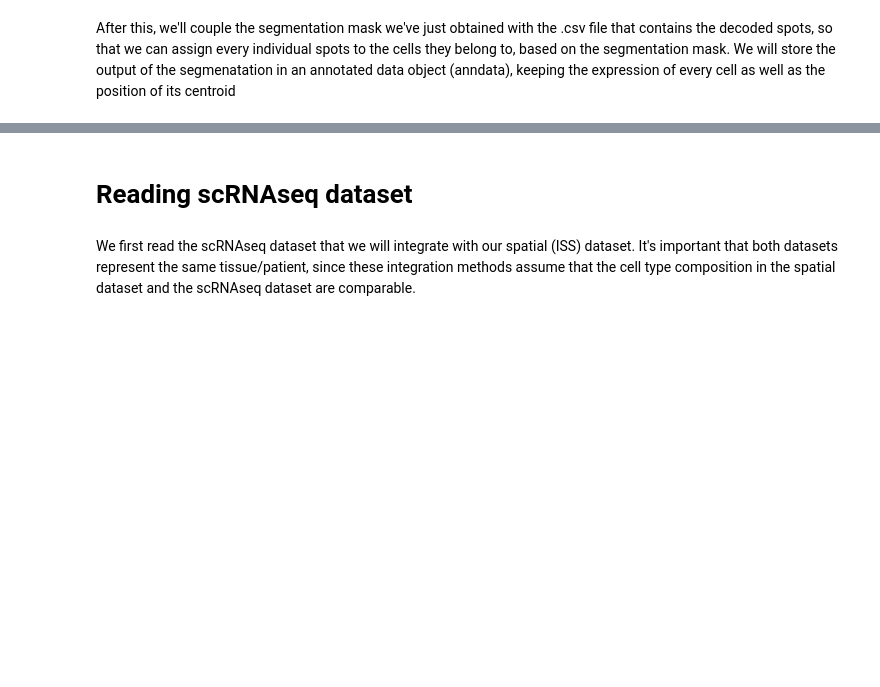
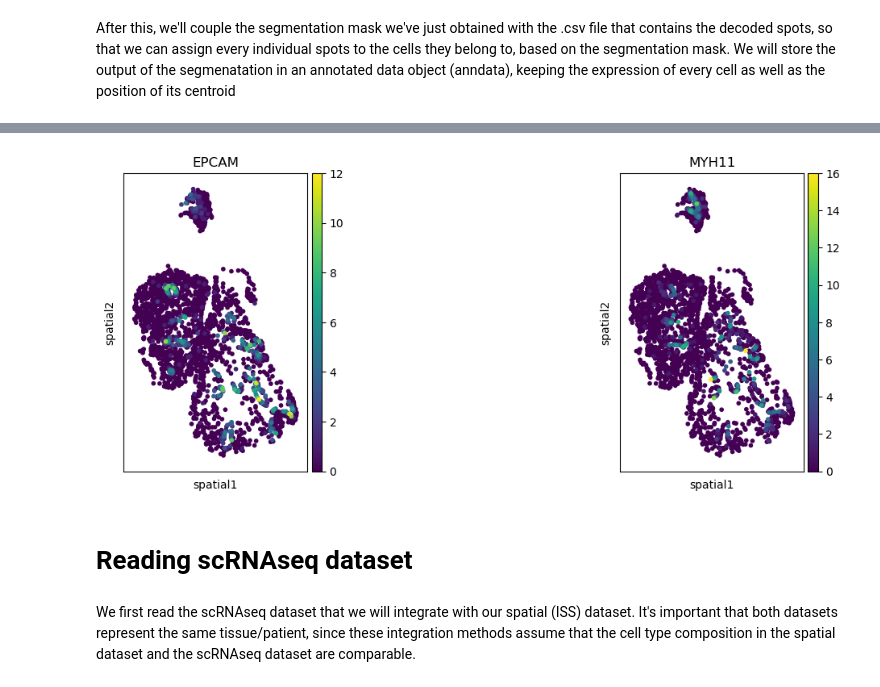
Before and after one commit to NBISweden/workshop-spatial, a Jupyter notebook: labs/06_ISS_segmentation_and_SC_imputation.ipynb, the cells around one changed output, grey strips where cells are left out. Cells and saved outputs as stored; diff of their text form; code cells hidden in the pictures; blank space fills up the shorter version.

```diff
--- a/labs/06_ISS_segmentation_and_SC_imputation.ipynb
+++ b/labs/06_ISS_segmentation_and_SC_imputation.ipynb
@@ -46,0 +131,2 @@ adata_sp.write(path+'segmented_ISS.h5ad')
+# %%
+adata_sp=sc.read('../data/in_situ_sequencing/segmented_ISS.h5ad')
@@ -47,3 +135,9 @@ adata_sp.write(path+'segmented_ISS.h5ad')
+# %%
+adata_sp.obsm["spatial"]=np.array([adata_sp.obs.x,adata_sp.obs.y]).transpose().astype('float64')
+# %%
+sc.pl.spatial(adata_sp,color=["EPCAM",'MYH11'],spot_size=100)
+# %% [output]
+[figure, added]
 # %% [markdown]
 # Reading scRNAseq dataset
 # %% [markdown]
```
Also changed, not shown: parts of 48 cells of this notebook.
